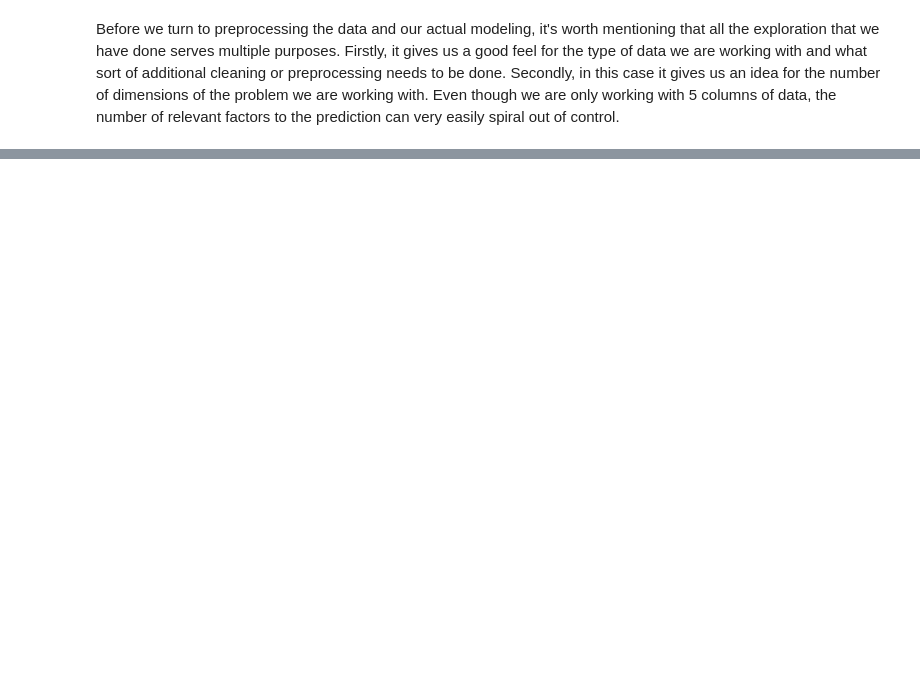
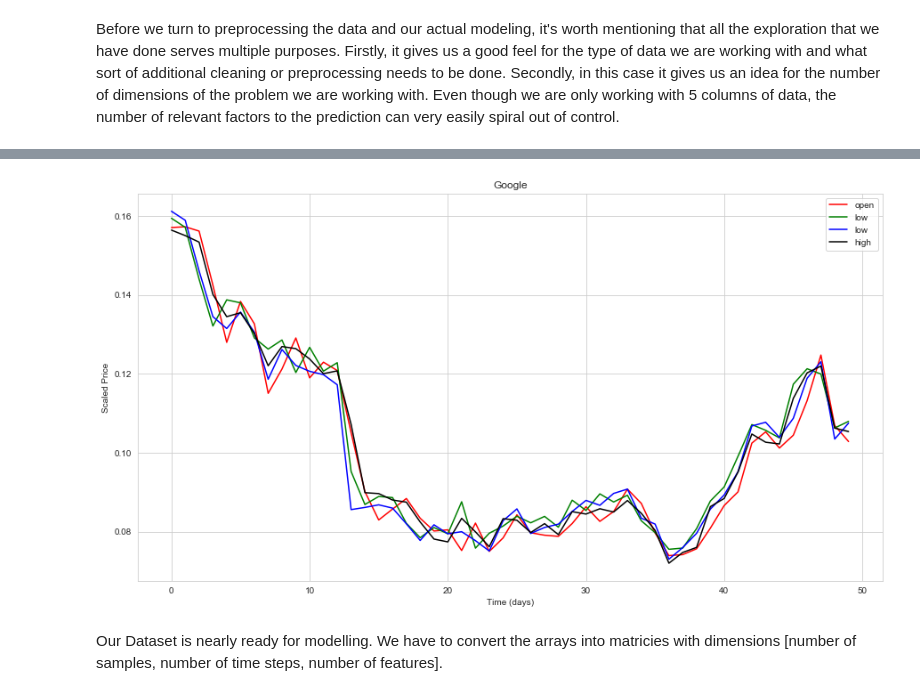
Before and after one commit to MissAle17/NYSE_Price_Prediction, a Jupyter notebook: Price_Prediction/Using Price as predictor.ipynb, the cells around one changed output, grey strips where cells are left out. Cells and saved outputs as stored; diff of their text form; code cells hidden in the pictures; blank space fills up the shorter version.

Commit message:
Updated Model

```diff
--- a/Price_Prediction/Using Price as predictor.ipynb
+++ b/Price_Prediction/Using Price as predictor.ipynb
@@ -362,0 +369,4 @@ Before we turn to preprocessing the data and our actual modeling, it's worth men
+# %%
+#creating df and ensuring it contains the data we are expecting
+google_df = df[df.symbol =='GOOG']
+google_df.info()
@@ -362,0 +385,7 @@ Before we turn to preprocessing the data and our actual modeling, it's worth men
+# %%
+#dropping the symbol column as it contains only google's ticker now and once again checking the df
+#google_df.symbol.unique()
+google = google_df.drop(columns=['symbol'])
+
+print(google.shape)
+google.head()
@@ -362,0 +403,11 @@ Before we turn to preprocessing the data and our actual modeling, it's worth men
+# %%
+#defining a function to scale our dataframe
+def normalize_data(df):
+    scaler = MinMaxScaler()
+    columns = df.columns
+    for col in columns:
+        df[col] = scaler.fit_transform(df[col].values.reshape(-1,1))
+    return df
+# %%
+#scaling (i.e. normalizing) our DataFrame using a MinMax Scalar
+goog = normalize_data(google)
@@ -362,0 +416,16 @@ Before we turn to preprocessing the data and our actual modeling, it's worth men
+# %%
+#truncated to the first 50 days for clarity
+plt.figure(figsize=(15, 8));
+plt.plot(goog.open.values[:50], color='red', label='open')
+plt.plot(goog.close.values[:50], color='green', label='low')
+plt.plot(goog.low.values[:50], color='blue', label='low')
+plt.plot(goog.high.values[:50], color='black', label='high')
+plt.title('Google')
+plt.xlabel('Time (days)')
+plt.ylabel('Scaled Price')
+plt.legend(loc='best')
+plt.show()
+# %% [output]
+[figure, added]
+# %% [markdown]
+Our Dataset is nearly ready for modelling.  We have to convert the arrays into matricies with dimensions [number of samples, number of time steps, number of features].
```
Also changed, not shown: parts of 5 cells of this notebook, 1 other file.
